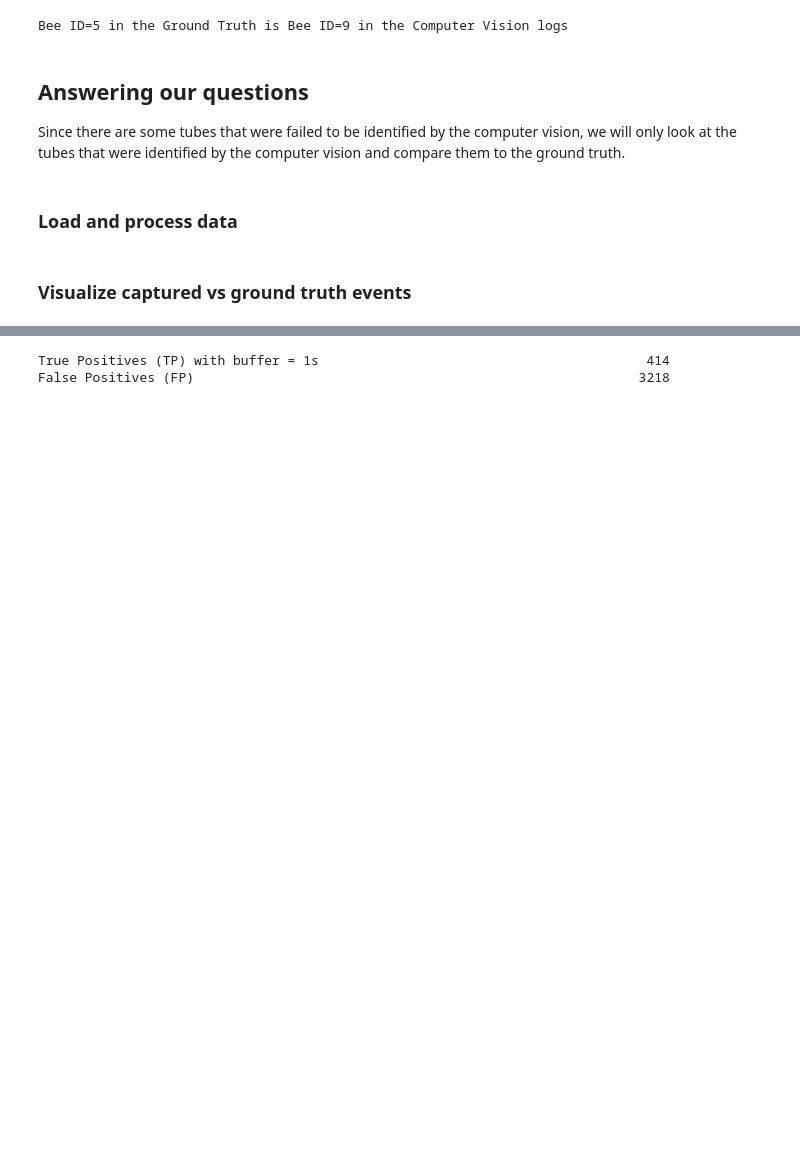
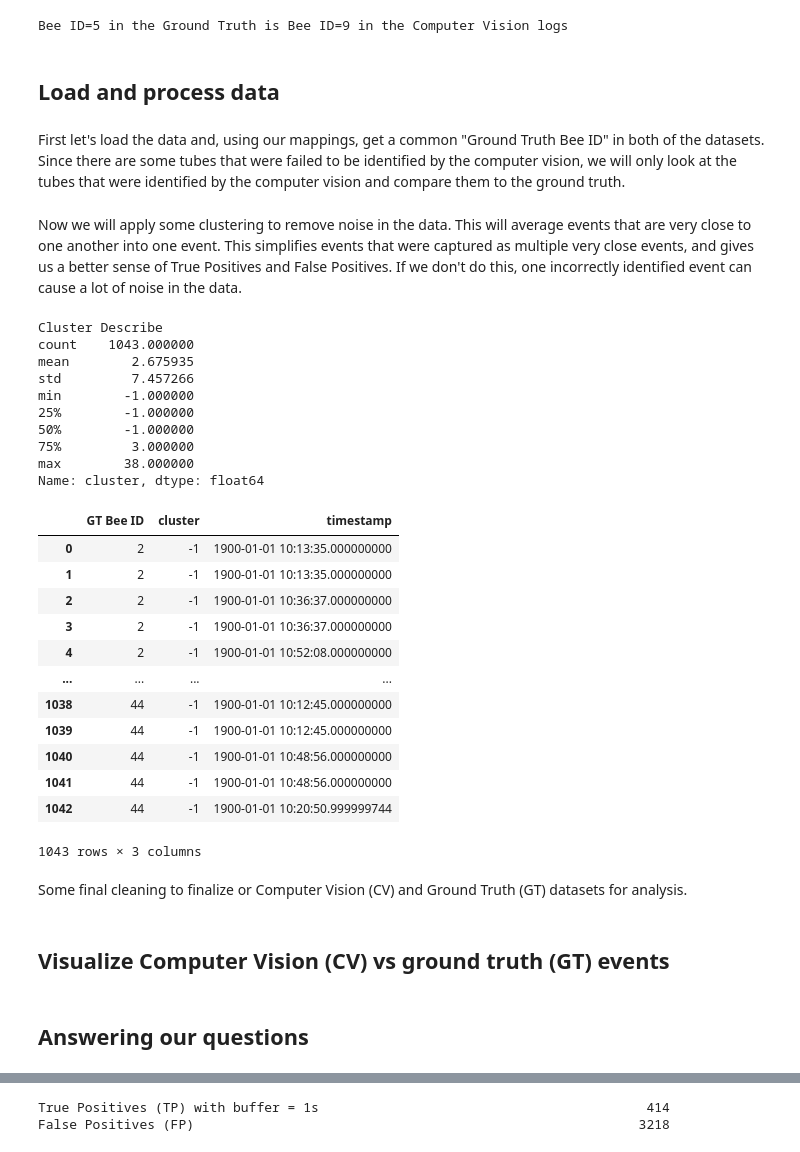
Before and after one commit to g1776/Bee-Hotel-Research, a Jupyter notebook: src/eval/ground_truth_compare.ipynb, the cells around one changed output, grey strips where cells are left out. Drawn from its saved outputs; the diff is of its cells as text; code cells hidden in the pictures; blank space fills up the shorter version.

Commit message:
clustering and reorg eval

```diff
--- a/src/eval/ground_truth_compare.ipynb
+++ b/src/eval/ground_truth_compare.ipynb
@@ -115,7 +115,8 @@ def DBSCAN_cluster_bee_events(events, eps=0.5, min_samples=2):
 
     events_copy = events.copy()
 
-    X = events_copy.timestamp.values.reshape(-1, 1)
+    X = events_copy["timestamp"].dt.strftime("%H:%M:%S").apply(timestamp_to_seconds)
+    X = X.values.reshape(-1, 1)
 
     dbs = DBSCAN(eps=eps, min_samples=min_samples)
     predictions = dbs.fit_predict(X)
@@ -123,5 +124,13 @@ def DBSCAN_cluster_bee_events(events, eps=0.5, min_samples=2):
     events_copy["cluster"] = predictions
 
     # get cluster centroids
-    cluster_centroids = events_copy.groupby("cluster").timestamp.mean().to_dict()
-    return cluster_centroids
+    cluster_centroids = events_copy.groupby("cluster").timestamp.mean().reset_index()
+    cluster_centroids.columns = ["cluster", "timestamp"]
+
+    # only keep events that aren't assigned to a cluster, and then add the centroids onto that
+    events_copy = events_copy[events_copy.cluster == -1]
+    events_copy = events_copy[["cluster", "timestamp"]]
+    events_copy = events_copy.append(cluster_centroids)
+
+
+    return events_copy
@@ -215,11 +208,10 @@ gt_bee_id = 5
 print(f"Bee ID={gt_bee_id} in the Ground Truth is Bee ID={gt_to_cv_bee_id_mapping[gt_bee_id]} in the Computer Vision logs")
 # %% [output]
 Bee ID=5 in the Ground Truth is Bee ID=9 in the Computer Vision logs
+# %% [markdown]
+## Load and process data
 # %% [markdown]
-## Answering our questions
-Since there are some tubes that were failed to be identified by the computer vision, we will only look at the tubes that were identified by the computer vision and compare them to the ground truth.
+First let's load the data and, using our mappings, get a common "Ground Truth Bee ID" in both of the datasets. Since there are some tubes that were failed to be identified by the computer vision, we will only look at the tubes that were identified by the computer vision and compare them to the ground truth.
-# %% [markdown]
-### Load and process data
 # %%
 log, ground_truth = load_log_and_ground_truth(
     r"C:\Users\grego\OneDrive\College\Research\Bee Hotel Research\logs\10am_log.txt",
@@ -229,8 +221,8 @@ log, ground_truth = load_log_and_ground_truth(
 # rename log bee_id to CV Bee ID for clarity
 log = log.rename(columns={"bee_id": "CV Bee ID"})
 
-gt_bee_ids_with_mapping = [gt_bee_id for gt_bee_id, cv_bee_id in gt_to_cv_bee_id_mapping.items()]
-cv_bee_ids_with_mapping = [cv_bee_id for gt_bee_id, cv_bee_id in gt_to_cv_bee_id_mapping.items()]
+gt_bee_ids_with_mapping = gt_to_cv_bee_id_mapping.keys()
+cv_bee_ids_with_mapping = cv_to_gt_bee_id_mapping.keys()
 
 # subset the ground truth to only include the bee ids with a mapping
 ground_truth = ground_truth[ground_truth["GT Bee ID"].isin(gt_bee_ids_with_mapping)]
@@ -241,3 +233,46 @@ log = log[log["CV Bee ID"].isin(cv_bee_ids_with_mapping)]
 # apply the mappings
 ground_truth["CV Bee ID"] = ground_truth["GT Bee ID"].apply(lambda gt_bee_id: gt_to_cv_bee_id_mapping[gt_bee_id])
 log["GT Bee ID"] = log["CV Bee ID"].apply(lambda cv_bee_id: cv_to_gt_bee_id_mapping[cv_bee_id])
+# %% [markdown]
+Now we will apply some clustering to remove noise in the data. This will average events that are very close to one another into one event. This simplifies events that were captured as multiple very close events, and gives us a better sense of True Positives and False Positives. If we don't do this, one incorrectly identified event can cause a lot of noise in the data.
+# %%
+# apply clustering to
+DBSCAN_EPSILON = 10
+DBSCAN_MIN_SAMPLES = 3
+
+clustered = log.groupby("GT Bee ID").apply(lambda bee_events: DBSCAN_cluster_bee_events(bee_events,
+        eps=DBSCAN_EPSILON,
+        min_samples=DBSCAN_MIN_SAMPLES
+        ))
+clustered_events = clustered.reset_index().drop(["level_1"], axis=1)
+
+print("Cluster Describe")
+print(clustered_events.cluster.describe())
+
+clustered_events
+# %% [output]
+Cluster Describe
+count    1043.000000
+mean        2.675935
+std         7.457266
+min        -1.000000
+25%        -1.000000
+50%        -1.000000
+75%         3.000000
+max        38.000000
+Name: cluster, dtype: float64
+|  | GT Bee ID | cluster | timestamp |
+| 0 | 2 | -1 | 1900-01-01 10:13:35.000000000 |
+| 1 | 2 | -1 | 1900-01-01 10:13:35.000000000 |
+| 2 | 2 | -1 | 1900-01-01 10:36:37.000000000 |
+| 3 | 2 | -1 | 1900-01-01 10:36:37.000000000 |
+| 4 | 2 | -1 | 1900-01-01 10:52:08.000000000 |
+| ... | ... | ... | ... |
+| 1038 | 44 | -1 | 1900-01-01 10:12:45.000000000 |
+| 1039 | 44 | -1 | 1900-01-01 10:12:45.000000000 |
+| 1040 | 44 | -1 | 1900-01-01 10:48:56.000000000 |
+| 1041 | 44 | -1 | 1900-01-01 10:48:56.000000000 |
+| 1042 | 44 | -1 | 1900-01-01 10:20:50.999999744 |
+1043 rows × 3 columns
+# %% [markdown]
+Some final cleaning to finalize or Computer Vision (CV) and Ground Truth (GT) datasets for analysis.
@@ -244,5 +288,5 @@ log["GT Bee ID"] = log["CV Bee ID"].apply(lambda cv_bee_id: cv_to_gt_bee_id_mapp
 # %% [markdown]
-### Visualize captured vs ground truth events
+## Visualize Computer Vision (CV) vs ground truth (GT) events
 # %%
 import plotly.express as px
 import plotly.offline as pyo
@@ -314,4 +352,6 @@ fig.update_xaxes(
 )
 
 fig.show()
+# %% [markdown]
+## Answering our questions
 # %%
```
Also changed, not shown: parts of 6 cells of this notebook, 1 other file.
